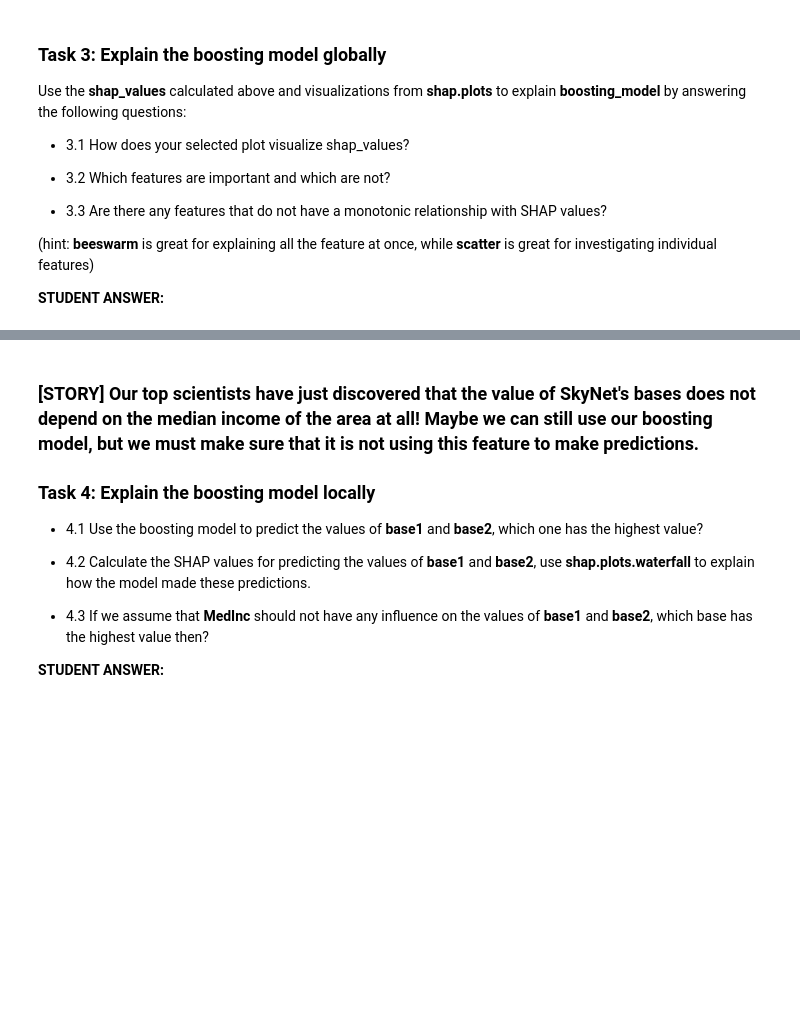
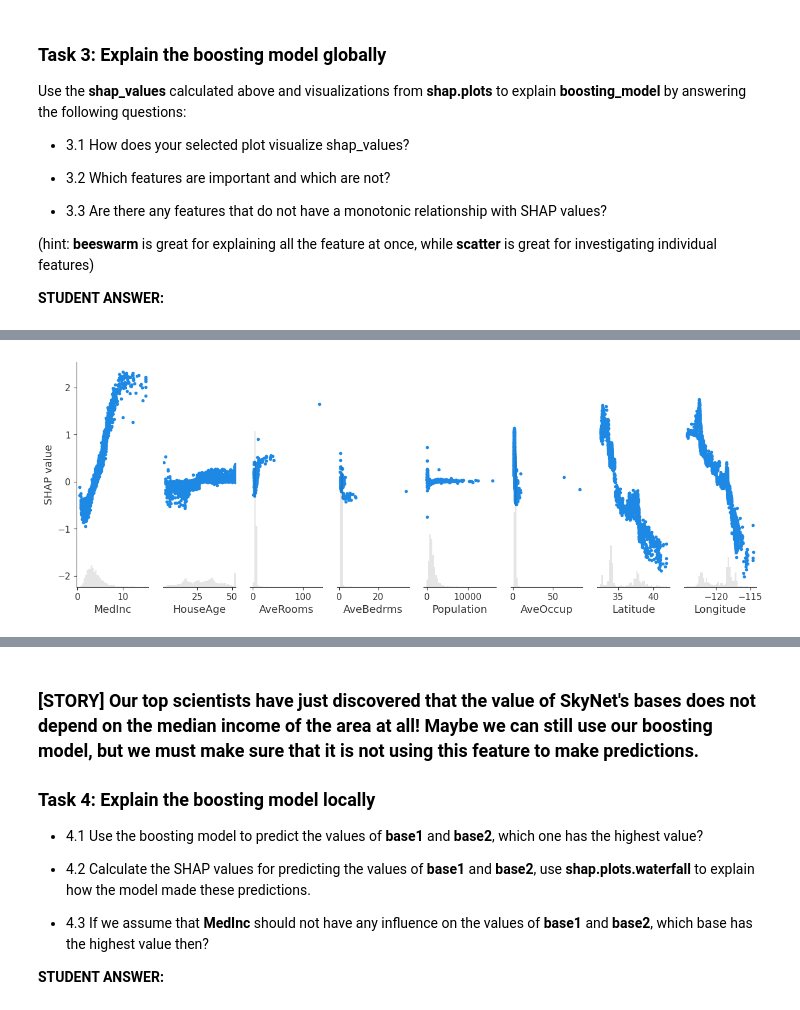
Before and after one commit to Ksund02/Machine-Learning-Project, a Jupyter notebook: Assignment3/Project3_XAI.ipynb, the cells around one changed output, grey strips where cells are left out. Drawn from its saved outputs; the diff is of its cells as text; code cells hidden in the pictures; blank space fills up the shorter version.

```diff
--- a/Assignment3/Project3_XAI.ipynb
+++ b/Assignment3/Project3_XAI.ipynb
@@ -185,2 +220,5 @@ Use the **shap_values** calculated above and visualizations from **shap.plots**
 # %%
 # TODO: WRITE YOUR CODE/ANSWER HERE
+shap.plots.scatter(shap_values)
+# %% [output]
+[figure, added]
```
Also changed, not shown: parts of 9 cells of this notebook.
